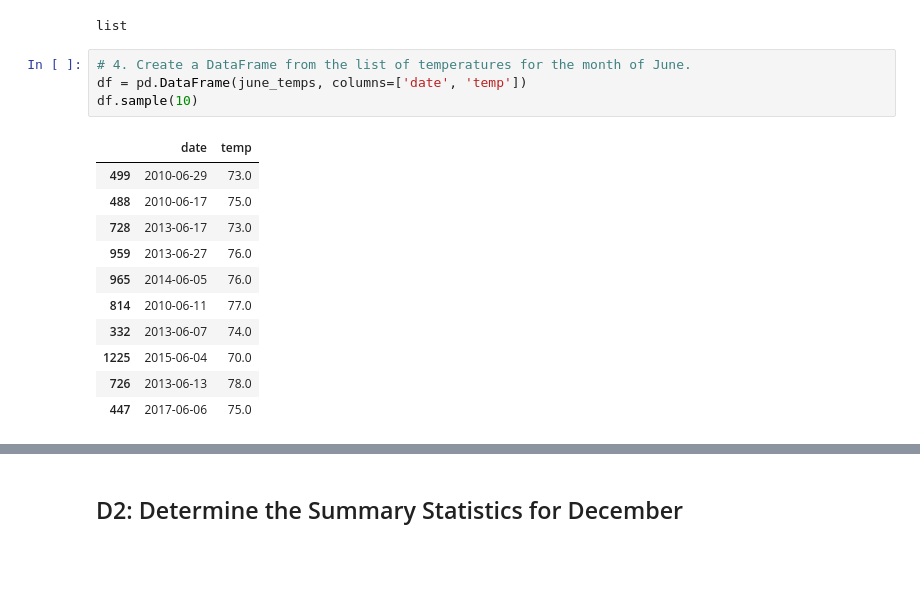
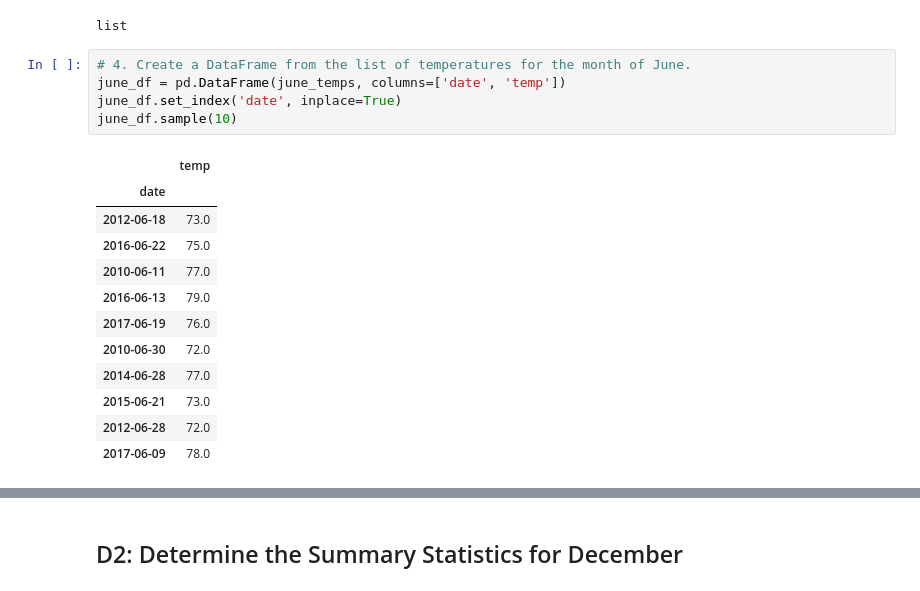
Before and after one commit to aufdemarbeitsmarkt/surfs_up, a Jupyter notebook: SurfsUp_Challenge.ipynb, the cells around one changed output, grey strips where cells are left out. Saved outputs shown, nothing was run; the diff lists cells and outputs as text; blank space fills up the shorter version.

```diff
--- a/SurfsUp_Challenge.ipynb
+++ b/SurfsUp_Challenge.ipynb
@@ -58,19 +58,21 @@ type(june_temps) # already a list ¯\_(ツ)_/¯
 list
 # %%
 # 4. Create a DataFrame from the list of temperatures for the month of June.
-df = pd.DataFrame(june_temps, columns=['date', 'temp'])
-df.sample(10)
+june_df = pd.DataFrame(june_temps, columns=['date', 'temp'])
+june_df.set_index('date', inplace=True)
+june_df.sample(10)
 # %% [output]
-|  | date | temp |
-| 499 | 2010-06-29 | 73.0 |
-| 488 | 2010-06-17 | 75.0 |
-| 728 | 2013-06-17 | 73.0 |
-| 959 | 2013-06-27 | 76.0 |
-| 965 | 2014-06-05 | 76.0 |
-| 814 | 2010-06-11 | 77.0 |
-| 332 | 2013-06-07 | 74.0 |
-| 1225 | 2015-06-04 | 70.0 |
-| 726 | 2013-06-13 | 78.0 |
-| 447 | 2017-06-06 | 75.0 |
+|  | temp |
+| date |  |
+| 2012-06-18 | 73.0 |
+| 2016-06-22 | 75.0 |
+| 2010-06-11 | 77.0 |
+| 2016-06-13 | 79.0 |
+| 2017-06-19 | 76.0 |
+| 2010-06-30 | 72.0 |
+| 2014-06-28 | 77.0 |
+| 2015-06-21 | 73.0 |
+| 2012-06-28 | 72.0 |
+| 2017-06-09 | 78.0 |
 # %%
 # 5. Calculate and print out the summary statistics for the June temperature DataFrame.
```
Also changed, not shown: parts of 9 cells of this notebook, 6 other files.
